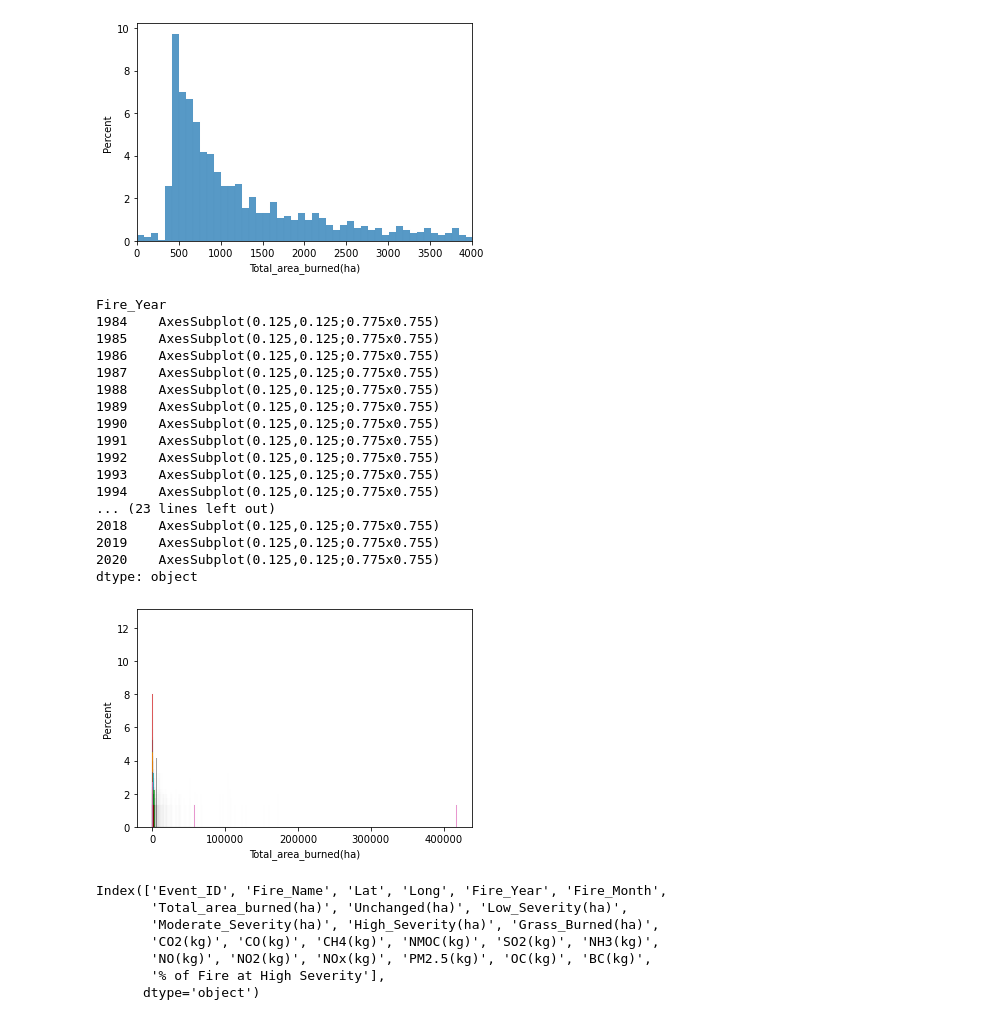
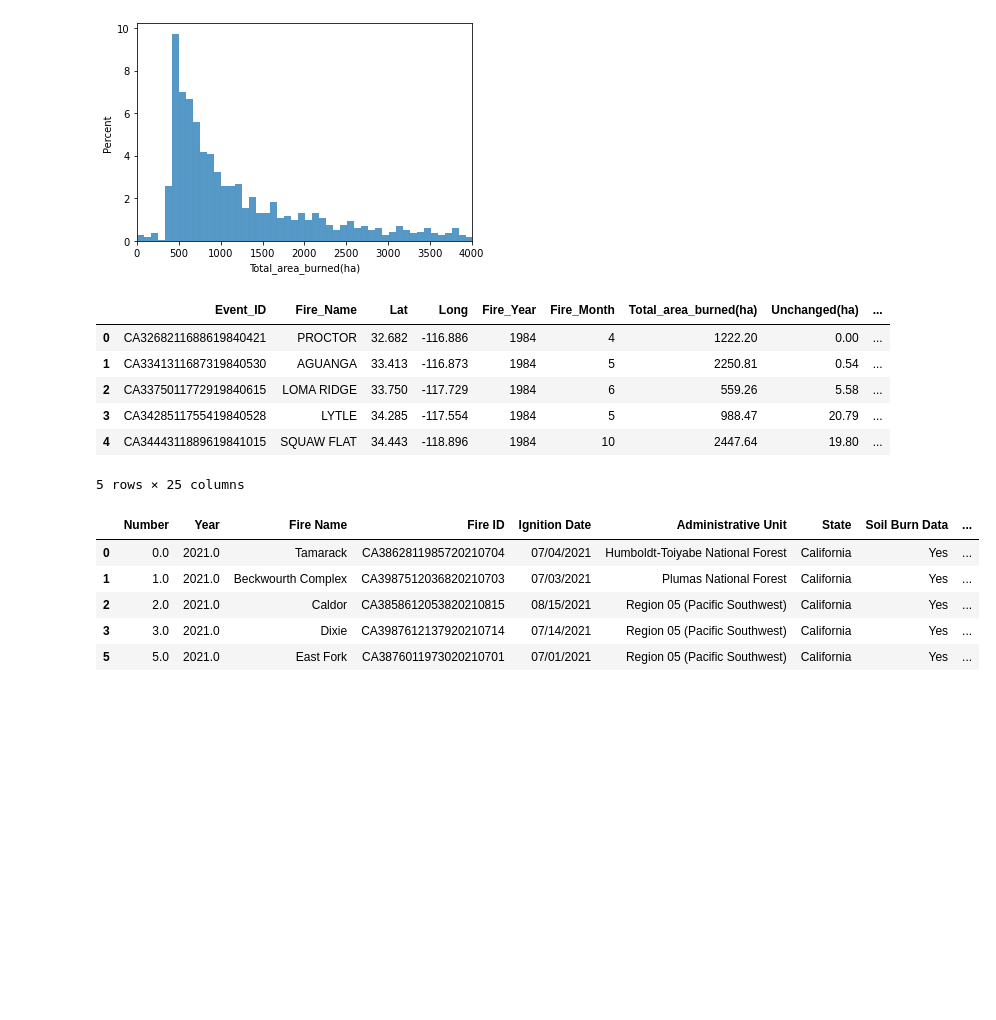
Before and after one commit to minhokim93/burnseverityML, a Jupyter notebook: notebooks/data_exploration_burn_severity.ipynb, the cells around one changed output. Cells and saved outputs as stored; diff of their text form; code cells hidden in the pictures; blank space fills up the shorter version.

```diff
--- a/notebooks/data_exploration_burn_severity.ipynb
+++ b/notebooks/data_exploration_burn_severity.ipynb
@@ -67,34 +103,28 @@ plt.xlim(0,4000)
 # %% [output]
 (0.0, 4000.0)
 [figure]
-# %%
-ca_fires.groupby('Fire_Year').apply(lambda x : sns.histplot(x['Total_area_burned(ha)'], stat='percent', bins=5000))
-# %% [output]
-Fire_Year
-1984    AxesSubplot(0.125,0.125;0.775x0.755)
-1985    AxesSubplot(0.125,0.125;0.775x0.755)
-1986    AxesSubplot(0.125,0.125;0.775x0.755)
-1987    AxesSubplot(0.125,0.125;0.775x0.755)
-1988    AxesSubplot(0.125,0.125;0.775x0.755)
-1989    AxesSubplot(0.125,0.125;0.775x0.755)
-1990    AxesSubplot(0.125,0.125;0.775x0.755)
-1991    AxesSubplot(0.125,0.125;0.775x0.755)
-1992    AxesSubplot(0.125,0.125;0.775x0.755)
-1993    AxesSubplot(0.125,0.125;0.775x0.755)
-1994    AxesSubplot(0.125,0.125;0.775x0.755)
-... (23 lines left out)
-2018    AxesSubplot(0.125,0.125;0.775x0.755)
-2019    AxesSubplot(0.125,0.125;0.775x0.755)
-2020    AxesSubplot(0.125,0.125;0.775x0.755)
-dtype: object
-[figure, removed]
 # %%
-ca_fires.columns
+ca_fires.head()
 # %% [output]
+|  | Event_ID | Fire_Name | Lat | Long | Fire_Year | Fire_Month | Total_area_burned(ha) | Unchanged(ha) | ... |
+| 0 | CA3268211688619840421 | PROCTOR | 32.682 | -116.886 | 1984 | 4 | 1222.20 | 0.00 | ... |
+| 1 | CA3341311687319840530 | AGUANGA | 33.413 | -116.873 | 1984 | 5 | 2250.81 | 0.54 | ... |
+| 2 | CA3375011772919840615 | LOMA RIDGE | 33.750 | -117.729 | 1984 | 6 | 559.26 | 5.58 | ... |
+| 3 | CA3428511755419840528 | LYTLE | 34.285 | -117.554 | 1984 | 5 | 988.47 | 20.79 | ... |
+| 4 | CA3444311889619841015 | SQUAW FLAT | 34.443 | -118.896 | 1984 | 10 | 2447.64 | 19.80 | ... |
-Index(['Event_ID', 'Fire_Name', 'Lat', 'Long', 'Fire_Year', 'Fire_Month',
-       'Total_area_burned(ha)', 'Unchanged(ha)', 'Low_Severity(ha)',
-       'Moderate_Severity(ha)', 'High_Severity(ha)', 'Grass_Burned(ha)',
-       'CO2(kg)', 'CO(kg)', 'CH4(kg)', 'NMOC(kg)', 'SO2(kg)', 'NH3(kg)',
-       'NO(kg)', 'NO2(kg)', 'NOx(kg)', 'PM2.5(kg)', 'OC(kg)', 'BC(kg)',
-       '% of Fire at High Severity'],
-      dtype='object')
+5 rows × 25 columns
+# %%
+fires = pd.read_csv(r"D:\GitHub\ExplainableFire\notebooks\Fire Perimeter & BAER Soil Burn.csv")
+fires = fires[~fires['Fire Name'].isna()]
+fires.columns
+fires['month'] = fires['Ignition Date'].apply(lambda x: x.split('/')[0])
+fires['month']=fires['month'].astype(float)
+fires['Year'].describe()
+fires.head()
+# %% [output]
+|  | Number | Year | Fire Name | Fire ID | Ignition Date | Administrative Unit | State | Soil Burn Data | ... |
+| 0 | 0.0 | 2021.0 | Tamarack | CA3862811985720210704 | 07/04/2021 | Humboldt-Toiyabe National Forest | California | Yes | ... |
+| 1 | 1.0 | 2021.0 | Beckwourth Complex | CA3987512036820210703 | 07/03/2021 | Plumas National Forest | California | Yes | ... |
+| 2 | 2.0 | 2021.0 | Caldor | CA3858612053820210815 | 08/15/2021 | Region 05 (Pacific Southwest) | California | Yes | ... |
+| 3 | 3.0 | 2021.0 | Dixie | CA3987612137920210714 | 07/14/2021 | Region 05 (Pacific Southwest) | California | Yes | ... |
+| 5 | 5.0 | 2021.0 | East Fork | CA3876011973020210701 | 07/01/2021 | Region 05 (Pacific Southwest) | California | Yes | ... |
```
Also changed, not shown: parts of 15 cells of this notebook, 2 other files.
